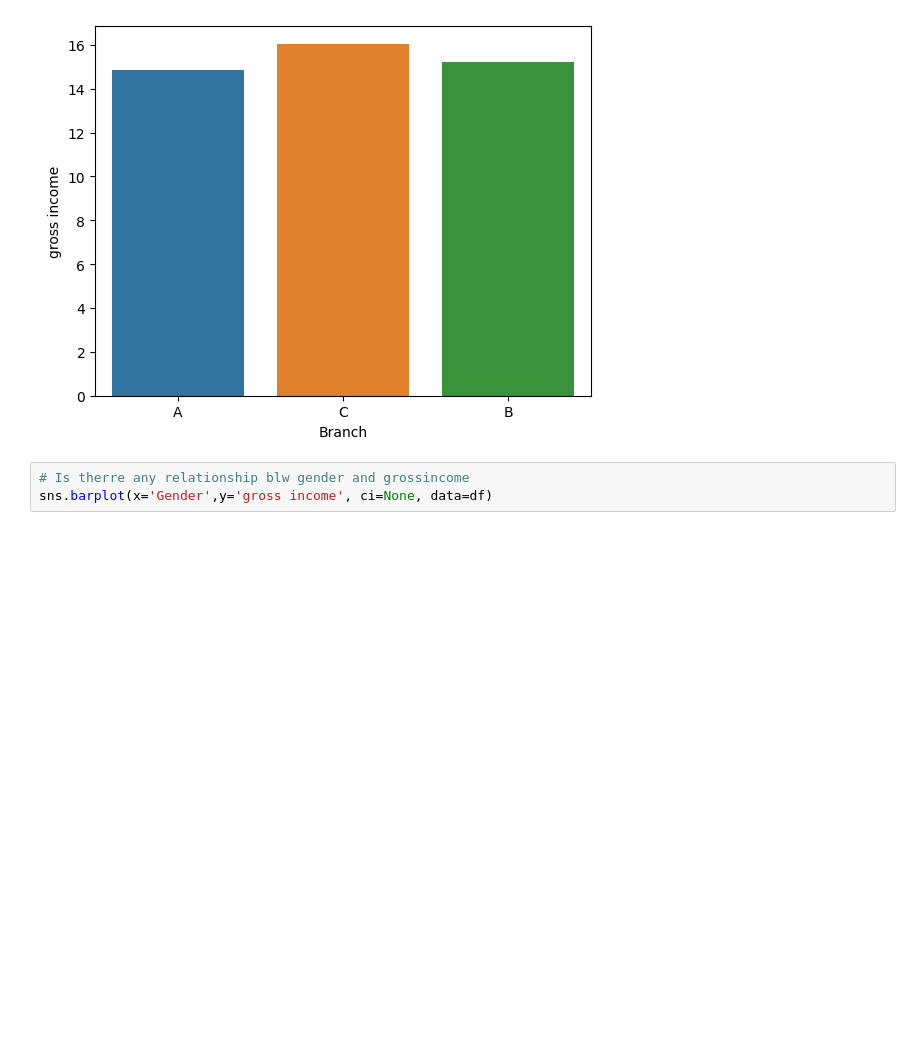
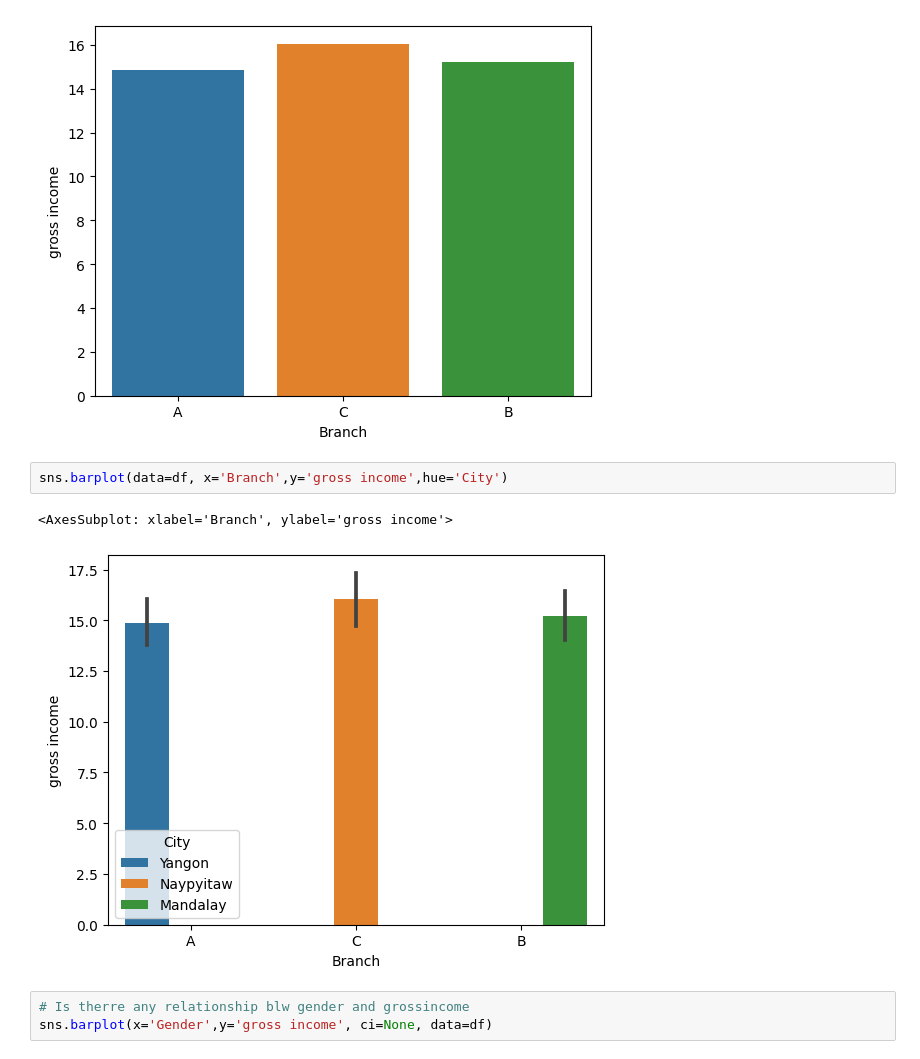
Before and after one commit to Aleena-Raju/Exploratory_data_analysis-, a Jupyter notebook: Supermarket_sales.ipynb, the cells around one changed output. Cells and saved outputs as stored; diff of their text form; blank space fills up the shorter version.

```diff
--- a/Supermarket_sales.ipynb
+++ b/Supermarket_sales.ipynb
@@ -277,6 +278,11 @@ sns.barplot(x='Branch',y='gross income', ci=None, data=df)
 # %% [output]
 <AxesSubplot: xlabel='Branch', ylabel='gross income'>
 [figure]
+# %%
+sns.barplot(data=df, x='Branch',y='gross income',hue='City')
+# %% [output]
+<AxesSubplot: xlabel='Branch', ylabel='gross income'>
+[figure, added]
 # %%
 # Is therre any relationship blw gender and grossincome
 sns.barplot(x='Gender',y='gross income', ci=None, data=df)
```
Also changed, not shown: parts of 12 cells of this notebook.
